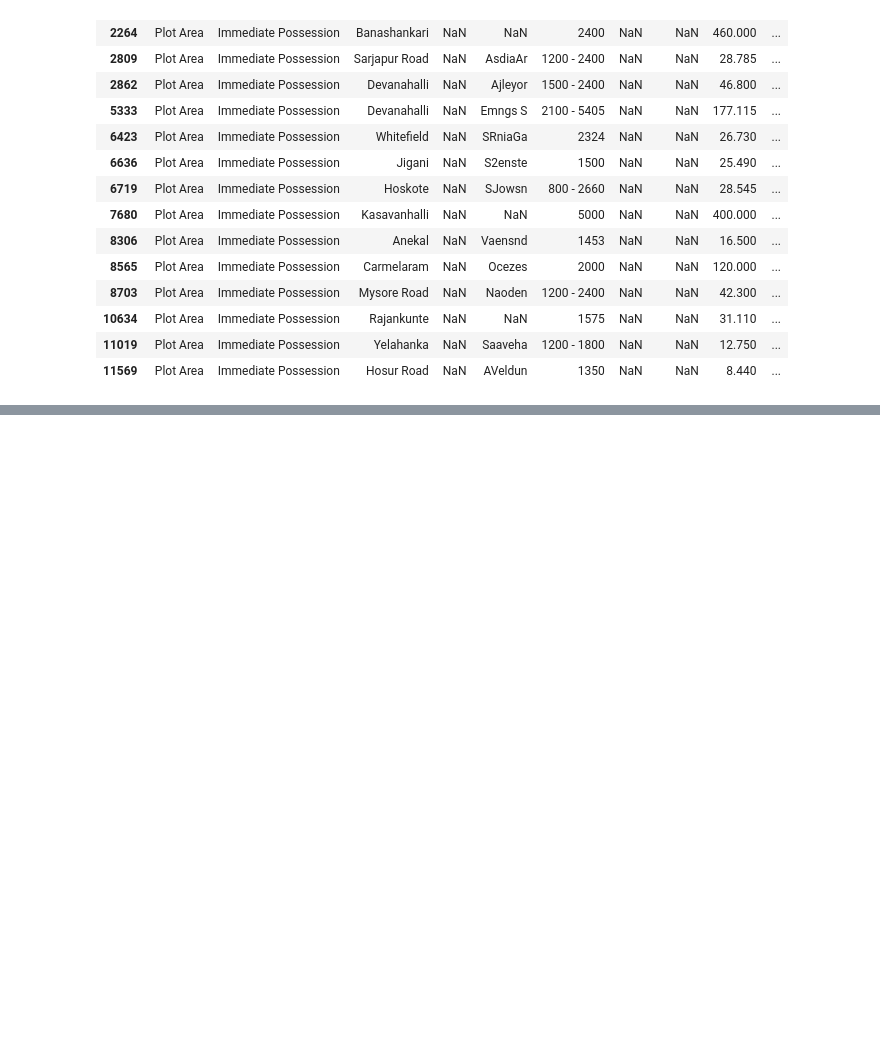
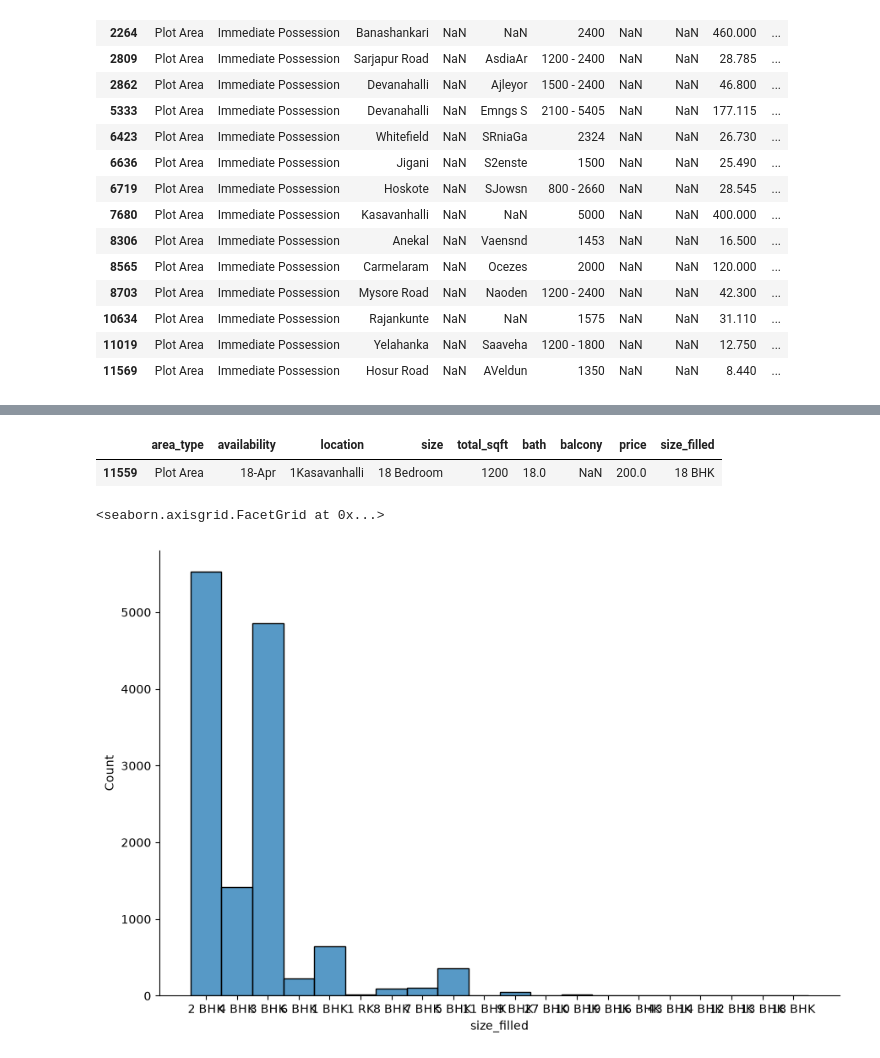
Before and after one commit to kulkarni-abhishek196/banglore-house-price-prediction, a Jupyter notebook: notebooks/house-prediction.ipynb, the cells around one changed output, grey strips where cells are left out. Drawn from its saved outputs; the diff is of its cells as text; code cells hidden in the pictures; blank space fills up the shorter version.

```diff
--- a/notebooks/house-prediction.ipynb
+++ b/notebooks/house-prediction.ipynb
@@ -224,3 +224,5 @@ df[df['size'].isna()]
 | 10634 | Plot Area | Immediate Possession | Rajankunte | NaN | NaN | 1575 | NaN | NaN | 31.110 | ... |
 | 11019 | Plot Area | Immediate Possession | Yelahanka | NaN | Saaveha | 1200 - 1800 | NaN | NaN | 12.750 | ... |
 | 11569 | Plot Area | Immediate Possession | Hosur Road | NaN | AVeldun | 1350 | NaN | NaN | 8.440 | ... |
+# %%
+df = df.dropna(subset=['size', 'size_filled'])
@@ -230,0 +299,3 @@ df[df['size'].isna()]
+# %%
+#removing society since it has around 5k null values.. and since location is the column which is already present that makes the society column redundant
+df = df.drop(columns=['society'])
@@ -230,0 +395,3 @@ df[df['size'].isna()]
+# %%
+grouped_bath_medians = df.groupby('size_filled')['bath'].transform('median')
+df['bath'] = df['bath'].fillna(grouped_bath_medians)
@@ -230,0 +439,3 @@ df[df['size'].isna()]
+# %%
+grouped_balcony_median = df.groupby('size_filled')['balcony'].transform('median')
+df['balcony'] = df['balcony'].fillna(grouped_balcony_median)
@@ -230,0 +449,5 @@ df[df['size'].isna()]
+# %%
+df[df['size_filled'] == '18 BHK']
+# %% [output]
+|  | area_type | availability | location | size | total_sqft | bath | balcony | price | size_filled |
+| 11559 | Plot Area | 18-Apr | 1Kasavanhalli | 18 Bedroom | 1200 | 18.0 | NaN | 200.0 | 18 BHK |
@@ -230,0 +458,6 @@ df[df['size'].isna()]
+# %%
+
+sns.displot(df['size_filled'], height=6, aspect=1.5)
+# %% [output]
+<seaborn.axisgrid.FacetGrid at 0x...>
+[figure, added]
```
Also changed, not shown: parts of 32 cells of this notebook.
